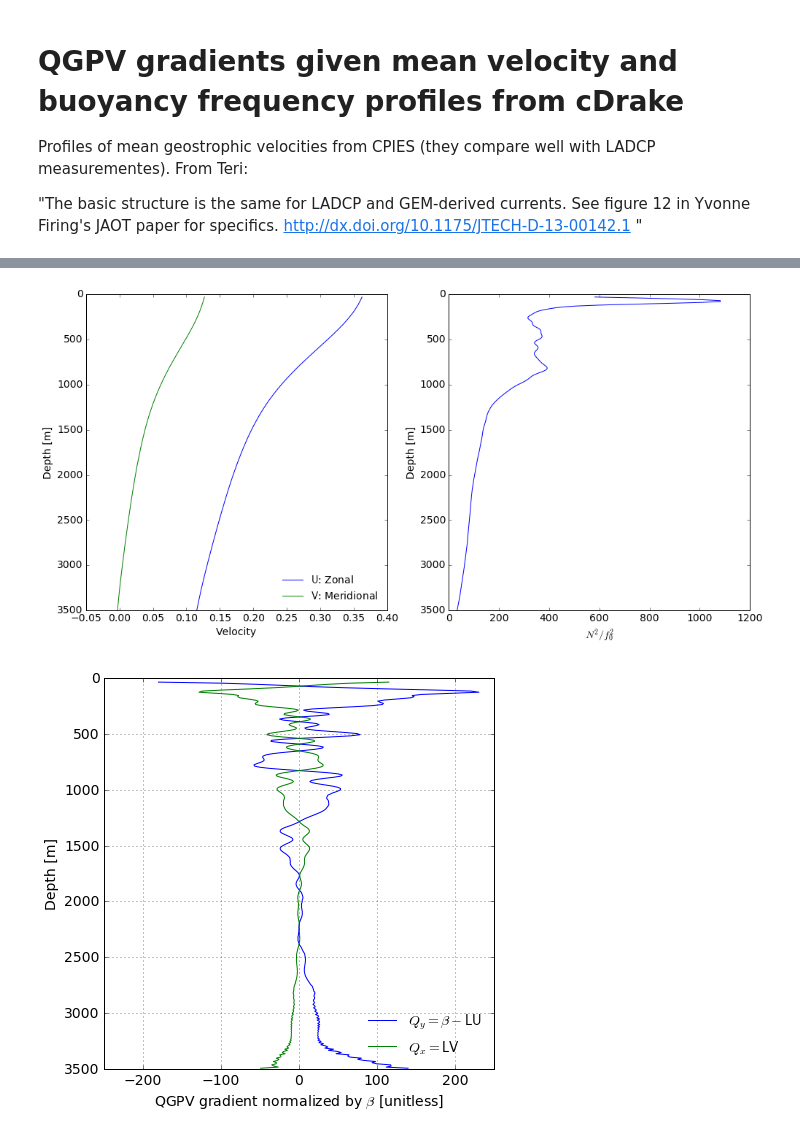
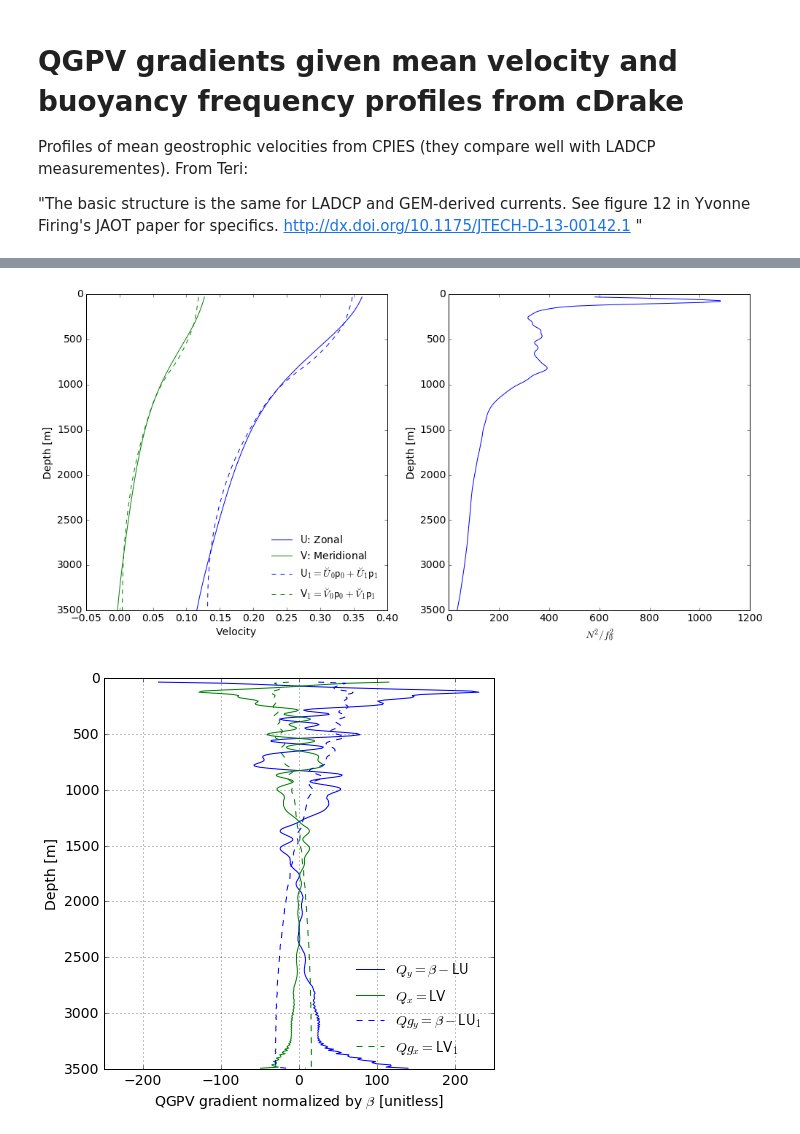
Before and after one commit to cesar-rocha/dp_spectra, a Jupyter notebook: stability/cDrakePVGradient.ipynb, the cells around one changed output, grey strips where cells are left out. Drawn from its saved outputs; the diff is of its cells as text; code cells hidden in the pictures.

```diff
--- a/stability/cDrakePVGradient.ipynb
+++ b/stability/cDrakePVGradient.ipynb
@@ -24,3 +26,6 @@ U  = data['U'][i1::dec]
 V  = data['V'][i1::dec]
 z  = data['z'][i1::dec]
 zp = (z[1:]+z[:-1])/2.
+
+
+v, w = pmodes(N2,z,lat,nm=10)
@@ -70,12 +94,19 @@ def calc_QyQx(N2,z,U,V,lat):
     return Qx, Qy
 # %%
 Qx,Qy = calc_QyQx(N2,-z,U,V,lat=lat)
+# %%
+N = 1
+Ug, errorUg = project(v[...,:N+1],U)
+Vg, errorVg = project(v[...,:N+1],V)
+Qgx,Qgy = calc_QyQx(N2,-z,Ug.squeeze(),Vg.squeeze(),lat=lat)
 # %%
 fig = plt.figure(figsize=(14,7))
 
 ax1 = fig.add_subplot(121)
-ax1.plot(U,z,label=r'$\mathsf{U}$: Zonal')
-ax1.plot(V,z,label=r'$\mathsf{V}$: Meridional')
+ax1.plot(U,z,'b',label=r'$\mathsf{U}$: Zonal')
+ax1.plot(V,z,'g',label=r'$\mathsf{V}$: Meridional')
+ax1.plot(Ug,z,'b--',label=r'$\mathsf{U}_1 = \breve{U}_0 \mathsf{p}_0 + \breve{U}_1 \mathsf{p}_1$')
+ax1.plot(Vg,z,'g--',label=r'$\mathsf{V}_1 = \breve{V}_0 \mathsf{p}_0 + \breve{V}_1 \mathsf{p}_1$')
 ax1.set_ylim(3500,0)
 ax1.set_xlabel('Velocity')
 ax1.set_ylabel('Depth [m]')
@@ -91,20 +122,21 @@ ax1.legend(loc=4)
 
 plt.tight_layout()
 # %% [output]
-[figure, old version]
+[figure, new version]
 # %%
 fig = plt.figure(figsize=(7,7))
 
 ax1 = fig.add_subplot(111)
 
-
-ax1.plot(Qy/beta,zp,label=r'$Q_y = \beta - \mathsf{L}\mathsf{U}$')
-ax1.plot(Qx/beta,zp,label=r'$Q_x = \mathsf{L} \mathsf{V}$')
+ax1.plot(Qy/beta,zp,'b',label=r'$Q_y = \beta - \mathsf{L}\mathsf{U}$')
+ax1.plot(Qx/beta,zp,'g',label=r'$Q_x = \mathsf{L} \mathsf{V}$')
+ax1.plot(Qgy/beta,zp,'b--',label=r'$Qg_y = \beta - \mathsf{L}\mathsf{U_1}$')
+ax1.plot(Qgx/beta,zp,'g--',label=r'$Qg_x = \mathsf{L}\mathsf{V_1}$')
 ax1.set_ylim(3500,0)
 ax1.set_xlim(-250,250)
 ax1.set_xlabel(r'QGPV gradient normalized by $\beta$ [unitless]')
 ax1.set_ylabel('Depth [m]')
 ax1.legend(loc=4)
 plt.grid()
 # %% [output]
-[figure, old version]
+[figure, new version]
```
Also changed, not shown: parts of 4 cells of this notebook.
